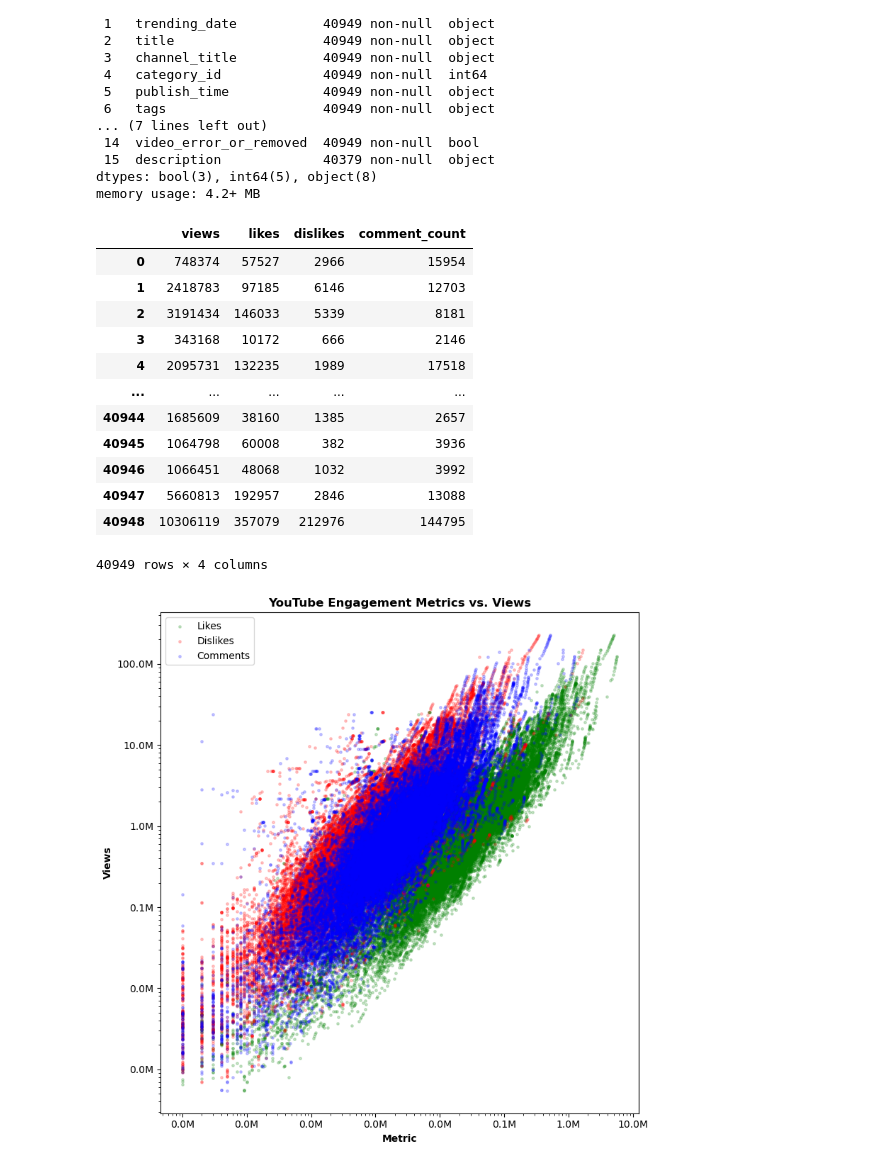
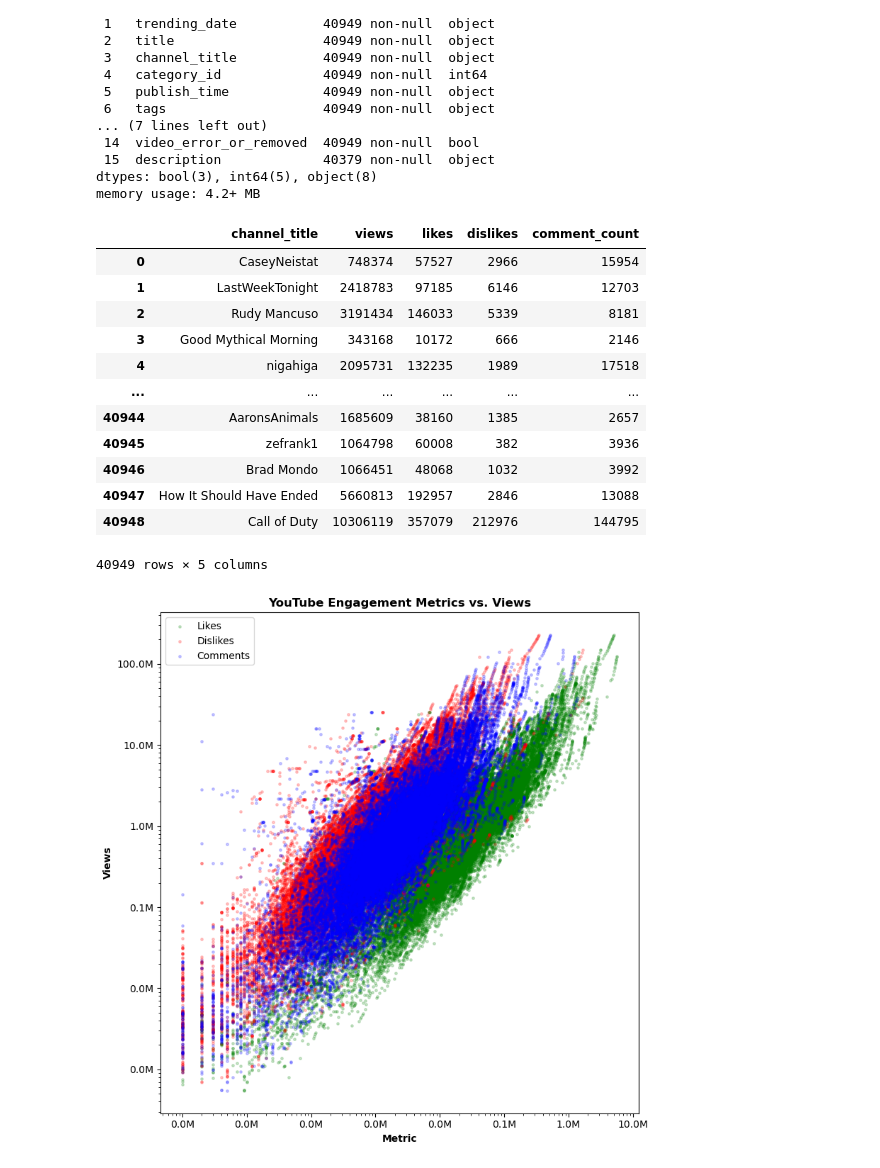
Before and after one commit to TLuter-252/Pandas_EDA_Youtube, a Jupyter notebook: scatter.ipynb, the cells around one changed output. Saved outputs shown, nothing was run; the diff lists cells and outputs as text; code cells hidden in the pictures.

```diff
--- a/jaysnotebook.ipynb
+++ b/scatter.ipynb
@@ -37,33 +37,33 @@ memory usage: 4.2+ MB
 # %%
 # Dropping columns that we don't need
 yt_df = yt_df.drop("video_id", axis=1)
 yt_df = yt_df.drop("trending_date", axis=1)
 yt_df = yt_df.drop("title", axis=1)
-yt_df = yt_df.drop("channel_title", axis=1)
+# yt_df = yt_df.drop("channel_title", axis=1)
 yt_df = yt_df.drop("category_id", axis=1)
 yt_df = yt_df.drop("publish_time", axis=1)
 yt_df = yt_df.drop("tags", axis=1)
 yt_df = yt_df.drop("thumbnail_link", axis=1)
 yt_df = yt_df.drop("description", axis=1)
 yt_df = yt_df.drop("comments_disabled", axis=1)
 yt_df = yt_df.drop("ratings_disabled", axis=1)
 yt_df = yt_df.drop("video_error_or_removed", axis=1)
 
 yt_df
 # %% [output]
-|  | views | likes | dislikes | comment_count |
-| 0 | 748374 | 57527 | 2966 | 15954 |
-| 1 | 2418783 | 97185 | 6146 | 12703 |
-| 2 | 3191434 | 146033 | 5339 | 8181 |
-| 3 | 343168 | 10172 | 666 | 2146 |
-| 4 | 2095731 | 132235 | 1989 | 17518 |
-| ... | ... | ... | ... | ... |
-| 40944 | 1685609 | 38160 | 1385 | 2657 |
-| 40945 | 1064798 | 60008 | 382 | 3936 |
-| 40946 | 1066451 | 48068 | 1032 | 3992 |
-| 40947 | 5660813 | 192957 | 2846 | 13088 |
-| 40948 | 10306119 | 357079 | 212976 | 144795 |
+|  | channel_title | views | likes | dislikes | comment_count |
+| 0 | CaseyNeistat | 748374 | 57527 | 2966 | 15954 |
+| 1 | LastWeekTonight | 2418783 | 97185 | 6146 | 12703 |
+| 2 | Rudy Mancuso | 3191434 | 146033 | 5339 | 8181 |
+| 3 | Good Mythical Morning | 343168 | 10172 | 666 | 2146 |
+| 4 | nigahiga | 2095731 | 132235 | 1989 | 17518 |
+| ... | ... | ... | ... | ... | ... |
+| 40944 | AaronsAnimals | 1685609 | 38160 | 1385 | 2657 |
+| 40945 | zefrank1 | 1064798 | 60008 | 382 | 3936 |
+| 40946 | Brad Mondo | 1066451 | 48068 | 1032 | 3992 |
+| 40947 | How It Should Have Ended | 5660813 | 192957 | 2846 | 13088 |
+| 40948 | Call of Duty | 10306119 | 357079 | 212976 | 144795 |
-40949 rows × 4 columns
+40949 rows × 5 columns
 # %%
 # Set up our figure
 yt_scatter_fig, yt_scatter_ax = plt.subplots(figsize=(8, 8))
```
Also changed, not shown: parts of 1 cell of this notebook, 9 other files.
